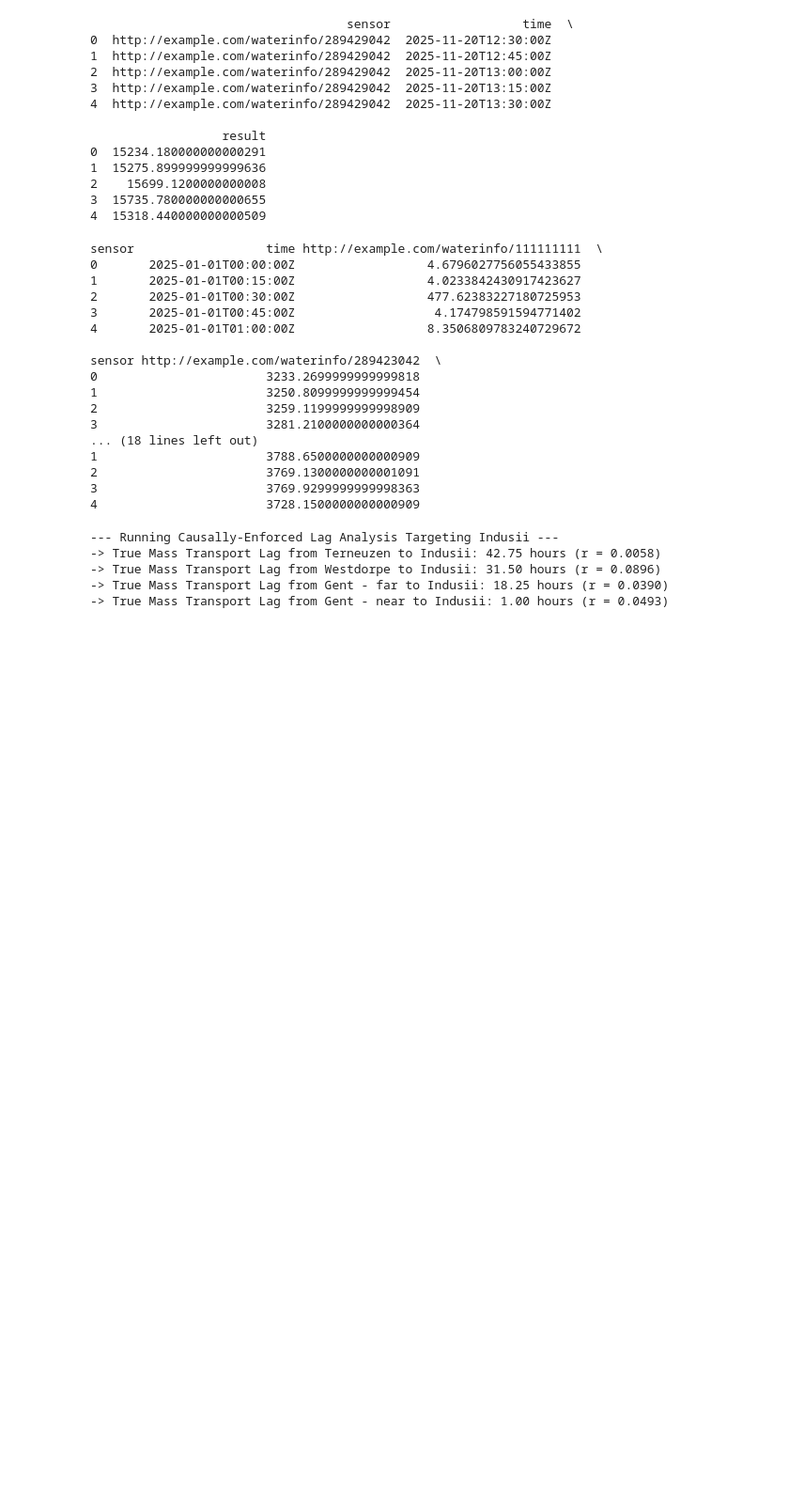
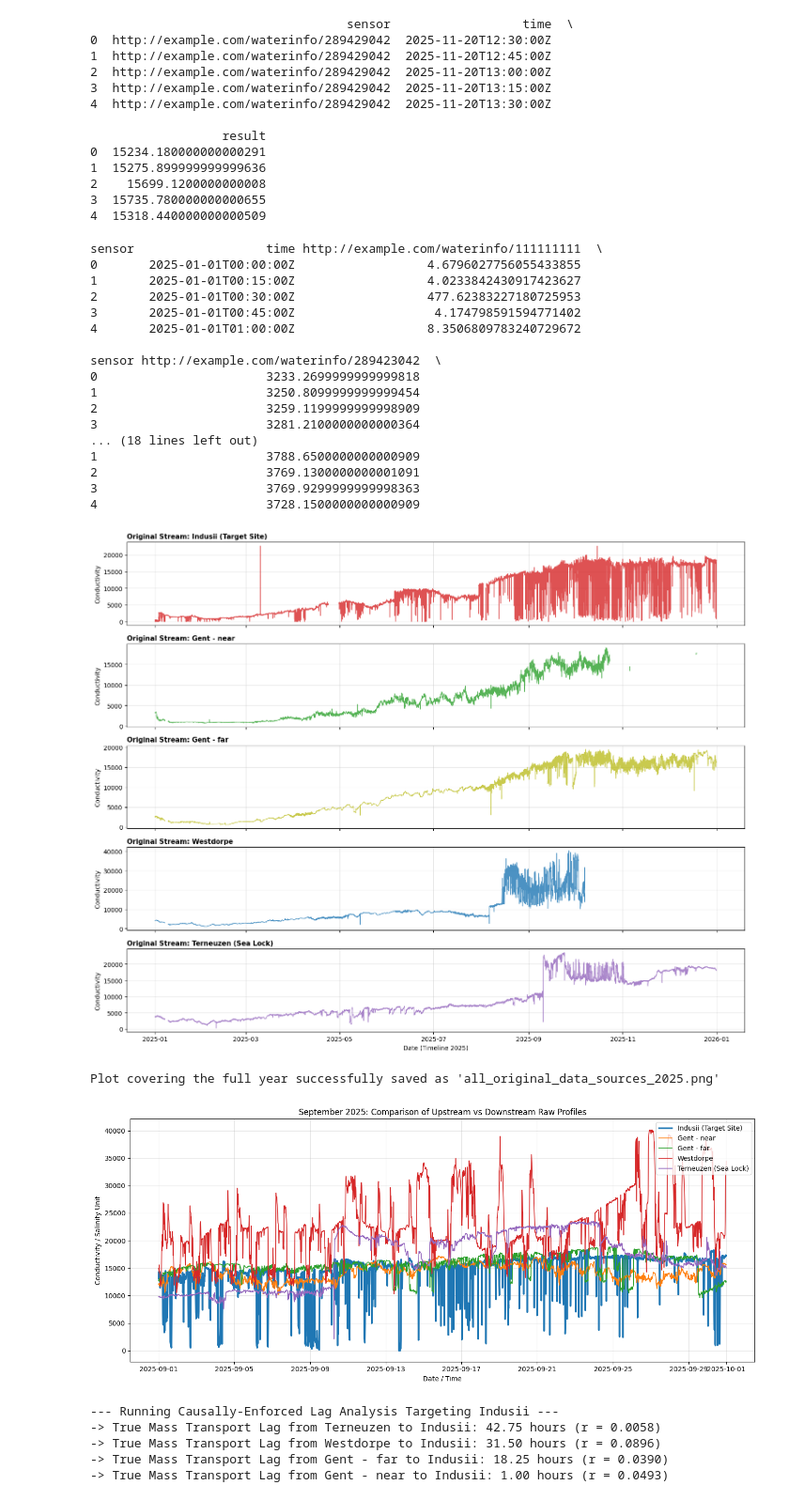
Before and after one commit to ShehabEldeenAyman/Gent-Terneuzen-canal, a Jupyter notebook: time_series_analysis/lag_analysis.ipynb, the cells around one changed output. Shown at 94% size. Cells and saved outputs as stored; diff of their text form; code cells hidden in the pictures; blank space fills up the shorter version.

```diff
--- a/time_series_analysis/lag_analysis.ipynb
+++ b/time_series_analysis/lag_analysis.ipynb
@@ -90,6 +90,81 @@ for col in sensor_columns:
 # 4. Set 'time' as the index for time-series operations and sort it
 df.set_index('time', inplace=True)
 df = df.sort_index()
+# %%
+# Read the complete dataset using the correct semi-colon delimiter
+df_raw = pd.read_csv("testttt.csv")
+
+# Clean column names (strip any accidental trailing whitespaces)
+df_raw.columns = df_raw.columns.str.strip()
+
+# Convert the time column to proper datetime and set it as the index
+df_raw["time"] = pd.to_datetime(df_raw["time"])
+df_raw.set_index("time", inplace=True)
+
+# Drop completely empty columns if any exist due to delimiters
+df_raw = df_raw.dropna(how="all", axis=1)
+
+# Friendly mapping names for the plotting legend
+sensor_mapping = {
+    "http://example.com/waterinfo/111111111": "Indusii (Target Site)",
+    "http://example.com/waterinfo/289423042": "Gent - near",
+    "http://example.com/waterinfo/289429042": "Gent - far",
+    "http://example.com/waterinfo/289435042": "Westdorpe",
+    "http://example.com/waterinfo/289441042": "Terneuzen (Sea Lock)",
+}
+
+# Rename the columns for readable plotting labels
+df_plot = df_raw.rename(columns=sensor_mapping)
+
+# ==============================================================================
+# 2. PLOT THE ENTIRE CALENDAR YEAR WITH SUBPLOTS
+# ==============================================================================
+
+# Setting up subplots to keep the raw scales clear without overlapping lines
+fig, axes = plt.subplots(nrows=len(df_plot.columns), ncols=1, figsize=(15, 12), sharex=True)
+
+# Colors representing the geographical progression from North (Locks) to South (Ghent)
+colors = ["#d62728", "#2ca02c", "#bcbd22", "#1f77b4", "#9467bd"]
+
+for i, col in enumerate(df_plot.columns):
+    axes[i].plot(df_plot.index, df_plot[col], color=colors[i], alpha=0.8, linewidth=1)
+    axes[i].set_title(f"Original Stream: {col}", fontsize=11, loc="left", fontweight="bold")
+    axes[i].set_ylabel("Conductivity")
+    axes[i].grid(True, alpha=0.3)
+
+plt.xlabel("Date (Timeline 2025)")
+plt.tight_layout()
+plt.savefig("all_original_data_sources_2025.png", dpi=300)
+plt.show()
+
+print("Plot covering the full year successfully saved as 'all_original_data_sources_2025.png'")
+
+
+# ==============================================================================
+# 3. BONUS: PLOT A SPECIFIC FILTERED TIME WINDOW (E.G., SEPTEMBER)
+# ==============================================================================
+# If you want to view how they interact closely during your targeted test window:
+
+september_data = df_plot.loc["2025-09-01":"2025-09-30"]
+
+plt.figure(figsize=(14, 6))
+for col in september_data.columns:
+    # Target site highlighted with a thicker line
+    lw = 2.5 if "Target" in col else 1.2
+    plt.plot(september_data.index, september_data[col], label=col, linewidth=lw)
+
+plt.title("September 2025: Comparison of Upstream vs Downstream Raw Profiles")
+plt.xlabel("Date / Time")
+plt.ylabel("Conductivity / Salinity Unit")
+plt.legend(loc="upper right", frameon=True)
+plt.grid(True, alpha=0.3)
+plt.tight_layout()
+plt.savefig("september_raw_sources_comparison.png", dpi=300)
+plt.show()
+# %% [output]
+[figure, added]
+Plot covering the full year successfully saved as 'all_original_data_sources_2025.png'
+[figure, added]
 # %%
 df_grid = df.resample('15min').mean().interpolate(method='linear')
 # ==============================================================================
```
Also changed, not shown: parts of 10 cells of this notebook, 2 other files.
